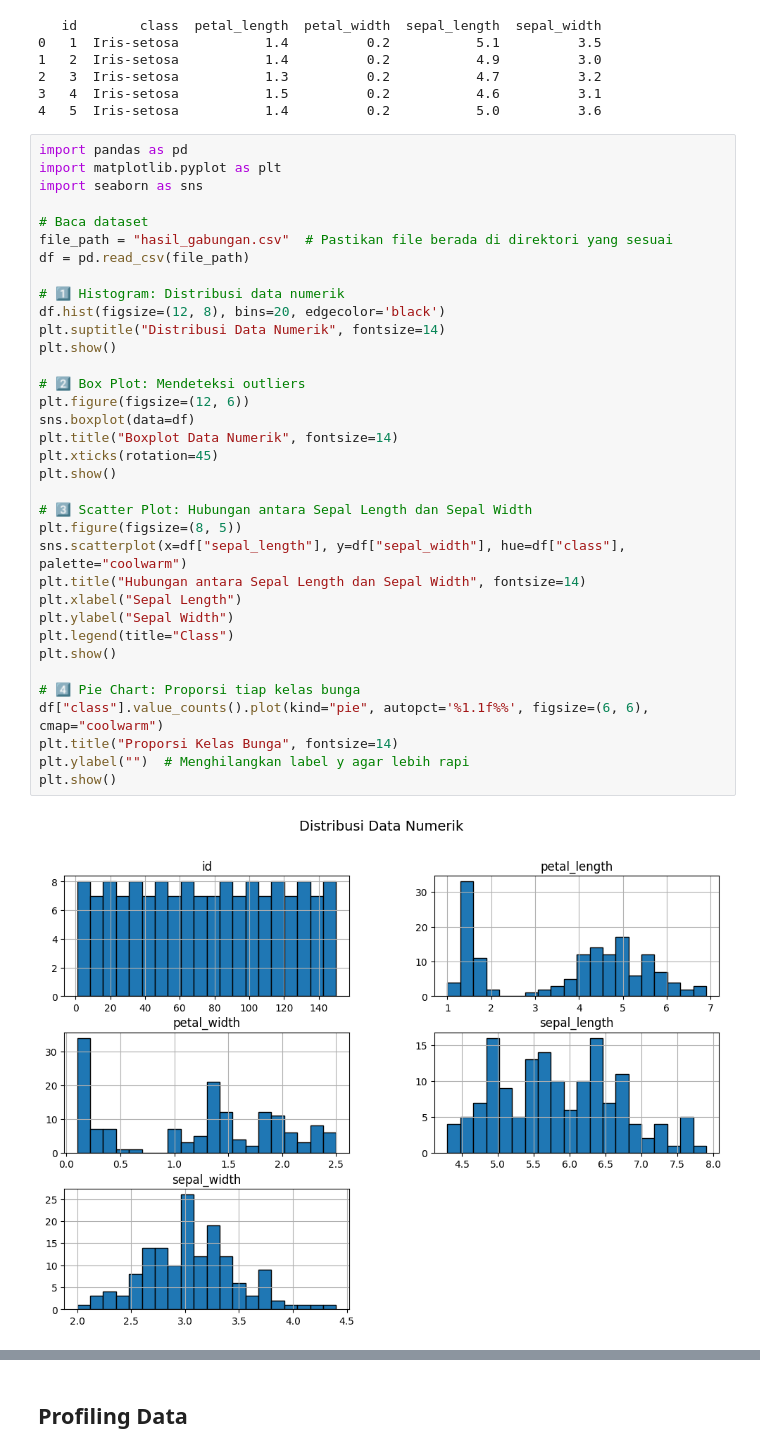
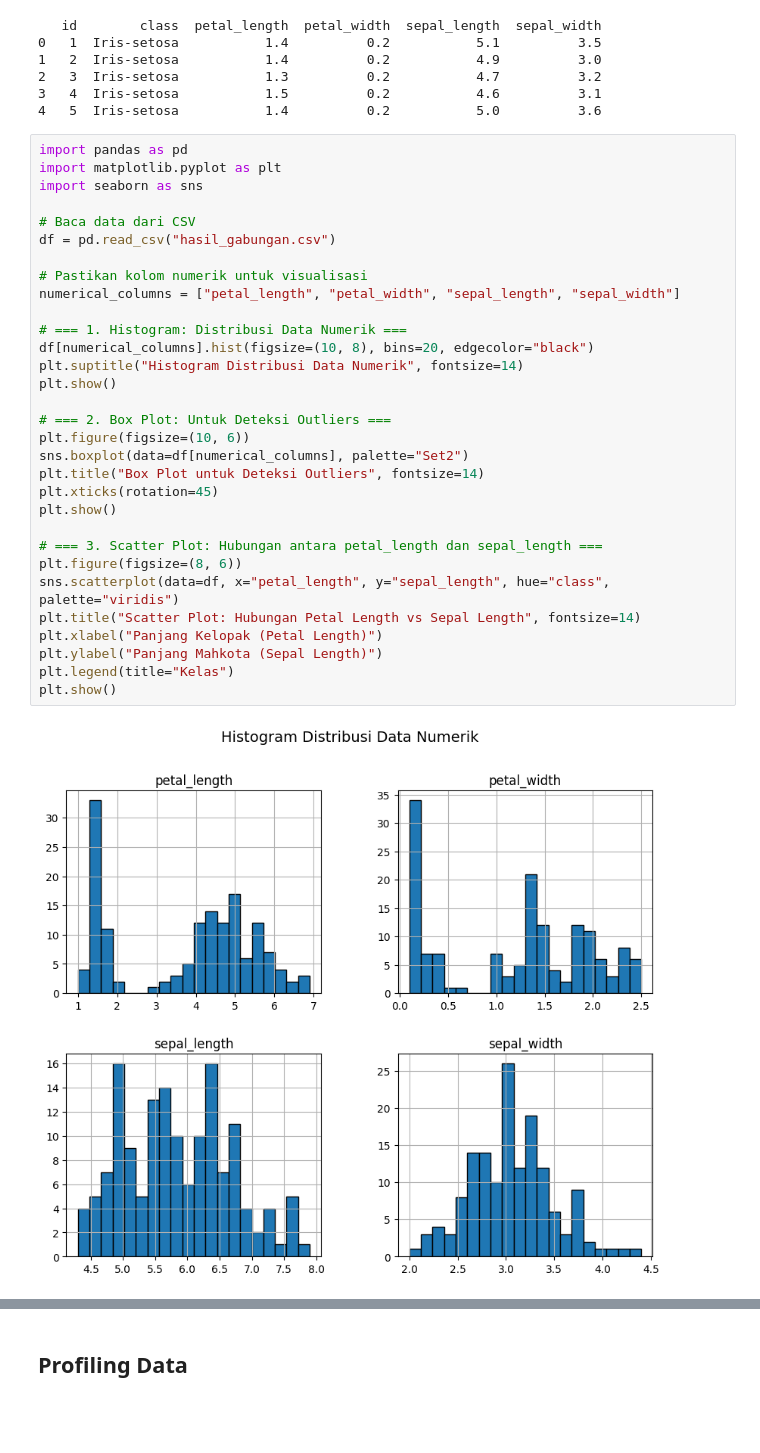
Before and after one commit to tuhu02/pendata, a Jupyter notebook: Memahami-Data.ipynb, the cells around one changed output, grey strips where cells are left out. Drawn from its saved outputs; the diff is of its cells as text; blank space fills up the shorter version.

Commit message:
outlier

```diff
--- a/Memahami-Data.ipynb
+++ b/Memahami-Data.ipynb
@@ -218,37 +177,33 @@ print(df.head())
 # %%
 import pandas as pd
 import matplotlib.pyplot as plt
 import seaborn as sns
 
-# Baca dataset
-file_path = "hasil_gabungan.csv"  # Pastikan file berada di direktori yang sesuai
-df = pd.read_csv(file_path)
+# Baca data dari CSV
+df = pd.read_csv("hasil_gabungan.csv")
 
-# 1️⃣ Histogram: Distribusi data numerik
-df.hist(figsize=(12, 8), bins=20, edgecolor='black')
-plt.suptitle("Distribusi Data Numerik", fontsize=14)
+# Pastikan kolom numerik untuk visualisasi
+numerical_columns = ["petal_length", "petal_width", "sepal_length", "sepal_width"]
+
+# === 1. Histogram: Distribusi Data Numerik ===
+df[numerical_columns].hist(figsize=(10, 8), bins=20, edgecolor="black")
+plt.suptitle("Histogram Distribusi Data Numerik", fontsize=14)
 plt.show()
 
-# 2️⃣ Box Plot: Mendeteksi outliers
-plt.figure(figsize=(12, 6))
-sns.boxplot(data=df)
-plt.title("Boxplot Data Numerik", fontsize=14)
+# === 2. Box Plot: Untuk Deteksi Outliers ===
+plt.figure(figsize=(10, 6))
+sns.boxplot(data=df[numerical_columns], palette="Set2")
+plt.title("Box Plot untuk Deteksi Outliers", fontsize=14)
 plt.xticks(rotation=45)
 plt.show()
 
-# 3️⃣ Scatter Plot: Hubungan antara Sepal Length dan Sepal Width
-plt.figure(figsize=(8, 5))
-sns.scatterplot(x=df["sepal_length"], y=df["sepal_width"], hue=df["class"], palette="coolwarm")
-plt.title("Hubungan antara Sepal Length dan Sepal Width", fontsize=14)
-plt.xlabel("Sepal Length")
-plt.ylabel("Sepal Width")
-plt.legend(title="Class")
+# === 3. Scatter Plot: Hubungan antara petal_length dan sepal_length ===
+plt.figure(figsize=(8, 6))
+sns.scatterplot(data=df, x="petal_length", y="sepal_length", hue="class", palette="viridis")
+plt.title("Scatter Plot: Hubungan Petal Length vs Sepal Length", fontsize=14)
+plt.xlabel("Panjang Kelopak (Petal Length)")
+plt.ylabel("Panjang Mahkota (Sepal Length)")
+plt.legend(title="Kelas")
 plt.show()
-
-# 4️⃣ Pie Chart: Proporsi tiap kelas bunga
-df["class"].value_counts().plot(kind="pie", autopct='%1.1f%%', figsize=(6, 6), cmap="coolwarm")
-plt.title("Proporsi Kelas Bunga", fontsize=14)
-plt.ylabel("")  # Menghilangkan label y agar lebih rapi
-plt.show()
 # %% [output]
-[figure, old version]
+[figure, new version]
```
Also changed, not shown: parts of 17 cells of this notebook, 1 other file.
